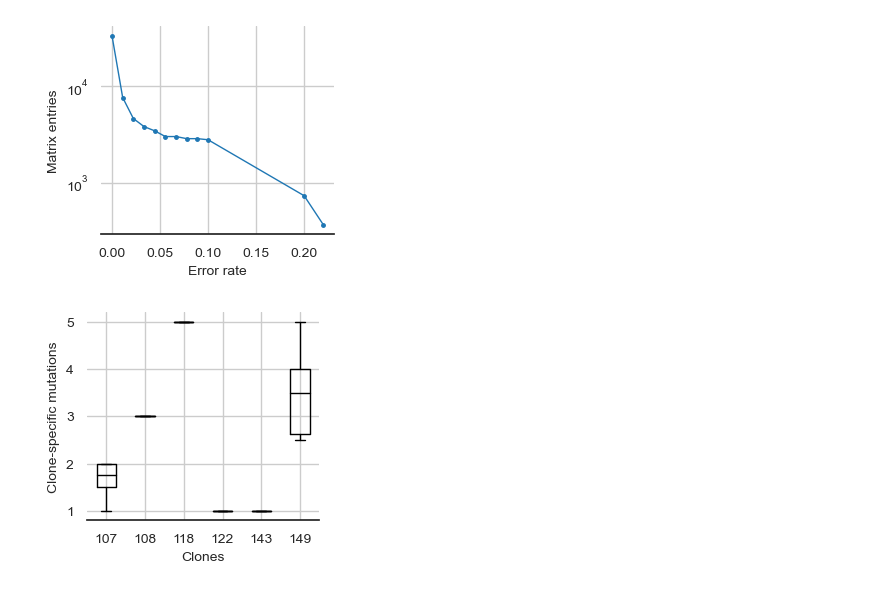
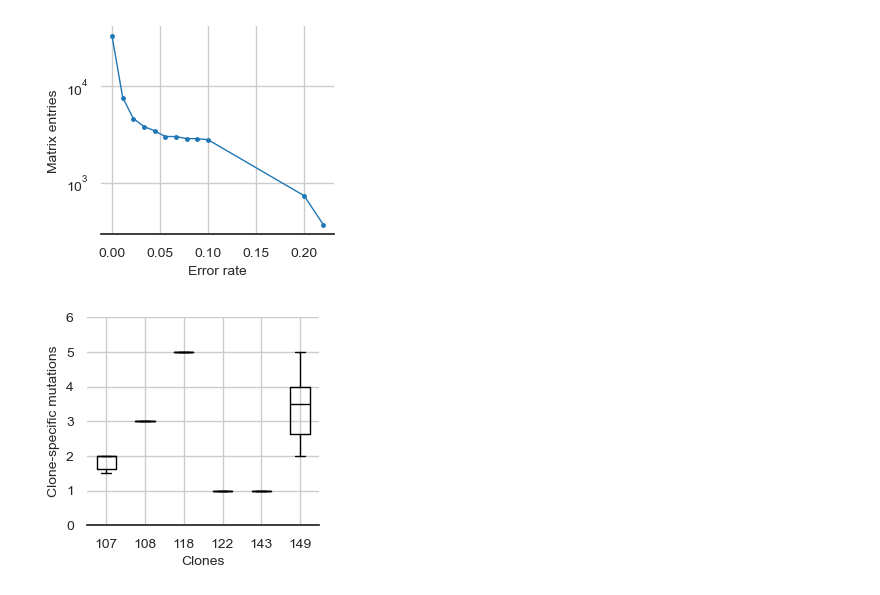
Before and after one commit to cbg-ethz/mt-SCITE, a Jupyter notebook: Notebooks/performance_YFV2001.ipynb, the cells around one changed output. Saved outputs shown, nothing was run; the diff lists cells and outputs as text; code cells hidden in the pictures.

```diff
--- a/Notebooks/performance_YFV2001.ipynb
+++ b/Notebooks/performance_YFV2001.ipynb
@@ -212,7 +212,7 @@ error_rates, n_trees
   0.22],
  [11, 14, 2, 7, 2, 5, 8, 3, 6, 8, 2, 1])
 # %%
-MAX_TREES_PER_ERROR_RATE = 100
+MAX_TREES_PER_ERROR_RATE = 2
 
 all_trees = {}
 for error_rate, n in zip(error_rates, n_trees):
@@ -593,7 +357,6 @@ import warnings
 warnings.filterwarnings('ignore')
 
 data = [0, 1, 2, 3, 4, 5, 6]
-index = clones_map_raw['clone'].unique().tolist()
 df = pd.DataFrame(data, columns=['Numbers'])
 df = df.set_index('Numbers')
 
@@ -611,6 +374,7 @@ for error_rate, trees in all_trees.items():
         pure_nodes.columns = ['clone', str(error_rate)]
         df = pd.concat([df, pure_nodes], axis=1)
 
+index = df.iloc[:, 0].tolist()
 df.index = index
 
 # remove duplicate clone columns
@@ -750,27 +515,30 @@ with plot_style(figsize=(3, 2.7), ticklabelsize=10, labelsize=10):
 # %%
 # Clone specific mutations
 
 with plot_style(figsize=(3, 2.7), ticklabelsize=10, labelsize=10):
     plt.grid(axis='both')
     #plt.xscale('log')
     plt.xlabel('Clones')
     plt.ylabel('Clone-specific mutations')
+    plt.ylim(0, 6)
 
     vals, names, xs = [],[],[]
     for i, col in enumerate(hej.columns):
         vals.append(hej[col].values)
         names.append(col)
         xs.append(np.random.normal(i + 1, 0.01, hej[col].values.shape[0]))  # adds jitter to the data points
     #print(names)
 
     boxplot = plt.boxplot(vals, labels=names, showfliers=False)# patch_artist=True)
-    palette = ['#E5715F', '#BAD99F', '#6C85B6', '#91CFCF', '#978CB7', '#F2C381']
+
+    palette = ['#E5715F', '#F2C381', '#6C85B6', '#91CFCF', '#978CB7', '#BAD99F'] # #F2C381 and #BAD99F are swapped compared to P9855
+
     for median in boxplot['medians']:
         median.set_color('black')
     #for x, val, c in zip(xs, vals, palette):
-        #plt.scatter(x, val, alpha=0.4, color=c, marker='o', s=30)
+        #plt.scatter(x, val, alpha=0.8, color=c, marker='s', s=40)
 
     plt.savefig('../../data/YFV2001_figures/n_clone_muts.svg', dpi=300, bbox_inches='tight', transparent=True)
     plt.savefig('../../data/YFV2001_figures/n_clone_muts.jpg', dpi=300, bbox_inches='tight', transparent=True)
 # %% [output]
-[figure, old version]
+[figure, new version]
```
Also changed, not shown: parts of 8 cells of this notebook, 1 other file.
